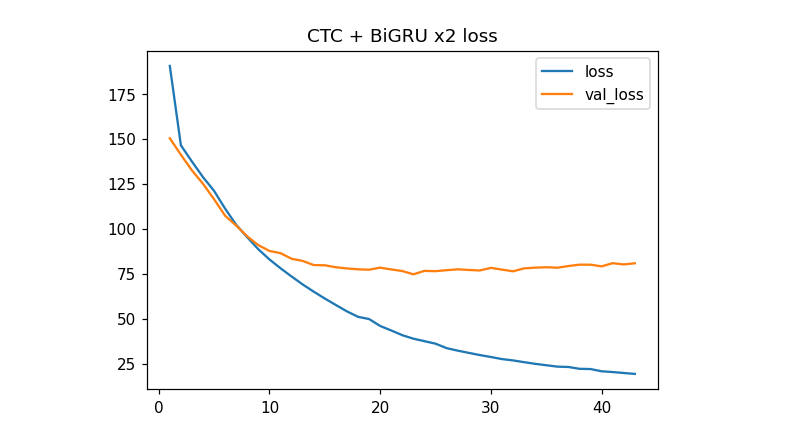
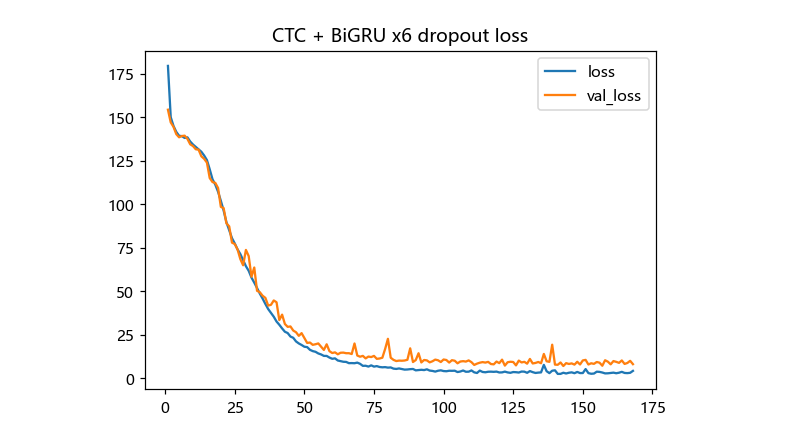
Before and after one commit to SzLeaves/asr-model-ctc, a Jupyter notebook: 5.diagrams.ipynb, the cells around one changed output. Cells and saved outputs as stored; diff of their text form; code cells hidden in the pictures.

Commit message:
update: bigru-x6 done

```diff
--- a/5.diagrams.ipynb
+++ b/5.diagrams.ipynb
@@ -2,4 +2,28 @@
 import matplotlib.pyplot as plt
 import pickle
 
+plt.rcParams["font.sans-serif"] = ["Microsoft YaHei"]
+plt.rcParams["axes.unicode_minus"] = False
 FILES_PATH = "output/"
+# %%
+bigru_x2_list = list()
+bigru_x2_names = ['bigru-x2-h.pkl', 'bigru-x4-h.pkl', 'bigru-x6-h.pkl']
+
+# 读取训练记录
+for history in bigru_x2_names:
+    with open(FILES_PATH + "models/test/" + history, "rb") as file:
+        bigru_x2_list.append(pickle.load(file))
+# %%
+plt.figure(figsize=(20, 5), dpi=110)
+plt.subplots_adjust(hspace=0.4)
+
+for index, data in enumerate(bigru_x2_list):
+    epoch = len(data["loss"])
+    x = range(1, epoch + 1)
+    plt.subplot(1, 3, index + 1)
+    plt.title("BiGRU + CTC x%d loss" % ((index + 1) * 2))
+    plt.plot(x, data["loss"])
+    plt.plot(x, data["val_loss"])
+    plt.legend(["loss", "val_loss"])
+
+plt.show()
@@ -6,19 +32,19 @@ FILES_PATH = "output/"
 # %%
-with open(FILES_PATH + "models/test/bigru-x2-h.pkl", "rb") as file:
+with open(FILES_PATH + "models/backup/bigru_history.pkl", "rb") as file:
     data = pickle.load(file)
 
 EPOCHS = len(data['loss'])
 
 plt.figure(figsize=(6, 4), dpi=110)
 plt.subplots_adjust(hspace=0.4)
 
 x = range(1, EPOCHS + 1)
 
-plt.title("CTC + BiGRU x2 loss")
+plt.title("CTC + BiGRU x6 dropout loss")
 plt.plot(x, data['loss'])
 plt.plot(x, data['val_loss'])
 plt.legend(['loss', 'val_loss'])
 
 plt.show()
 # %% [output]
-[figure, old version]
+[figure, new version]
```
Also changed, not shown: parts of 2 cells of this notebook.
